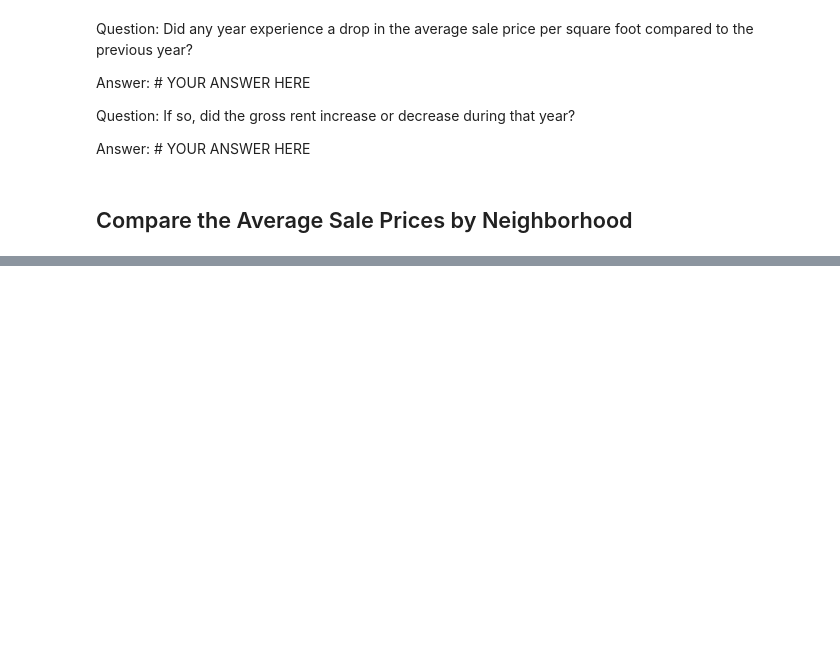
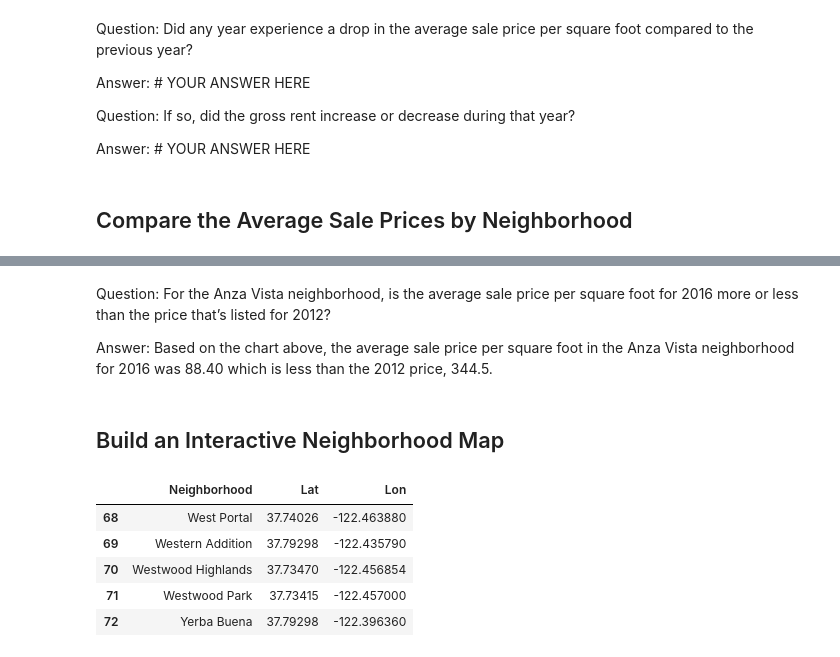
Before and after one commit to heitzo/PropTech_SF_RealEstate_Market, a Jupyter notebook: san_francisco_housing.ipynb, the cells around one changed output, grey strips where cells are left out. Drawn from its saved outputs; the diff is of its cells as text; code cells hidden in the pictures; blank space fills up the shorter version.

```diff
--- a/san_francisco_housing.ipynb
+++ b/san_francisco_housing.ipynb
@@ -153,0 +194,18 @@ prices_by_year_by_neighborhood = sfo_data_df.groupby('year','neighborhood')
+# %% [markdown]
+Question: For the Anza Vista neighborhood, is the average sale price per square foot for 2016 more or less than the price that’s listed for 2012?
+
+Answer:  Based on the chart above, the average sale price per square foot in the Anza Vista neighborhood for 2016 was 88.40 which is less than the 2012 price, 344.5.
+# %% [markdown]
+## Build an Interactive Neighborhood Map
+# %%
+# Load neighborhoods coordinates data
+neighborhood_locations_df = pd.read_csv(Path("./Resources/neighborhoods_coordinates.csv"))
+# Review the DataFrame
+neighborhood_locations_df.tail()
+# %% [output]
+|  | Neighborhood | Lat | Lon |
+| 68 | West Portal | 37.74026 | -122.463880 |
+| 69 | Western Addition | 37.79298 | -122.435790 |
+| 70 | Westwood Highlands | 37.73470 | -122.456854 |
+| 71 | Westwood Park | 37.73415 | -122.457000 |
+| 72 | Yerba Buena | 37.79298 | -122.396360 |
```
Also changed, not shown: parts of 9 cells of this notebook.
